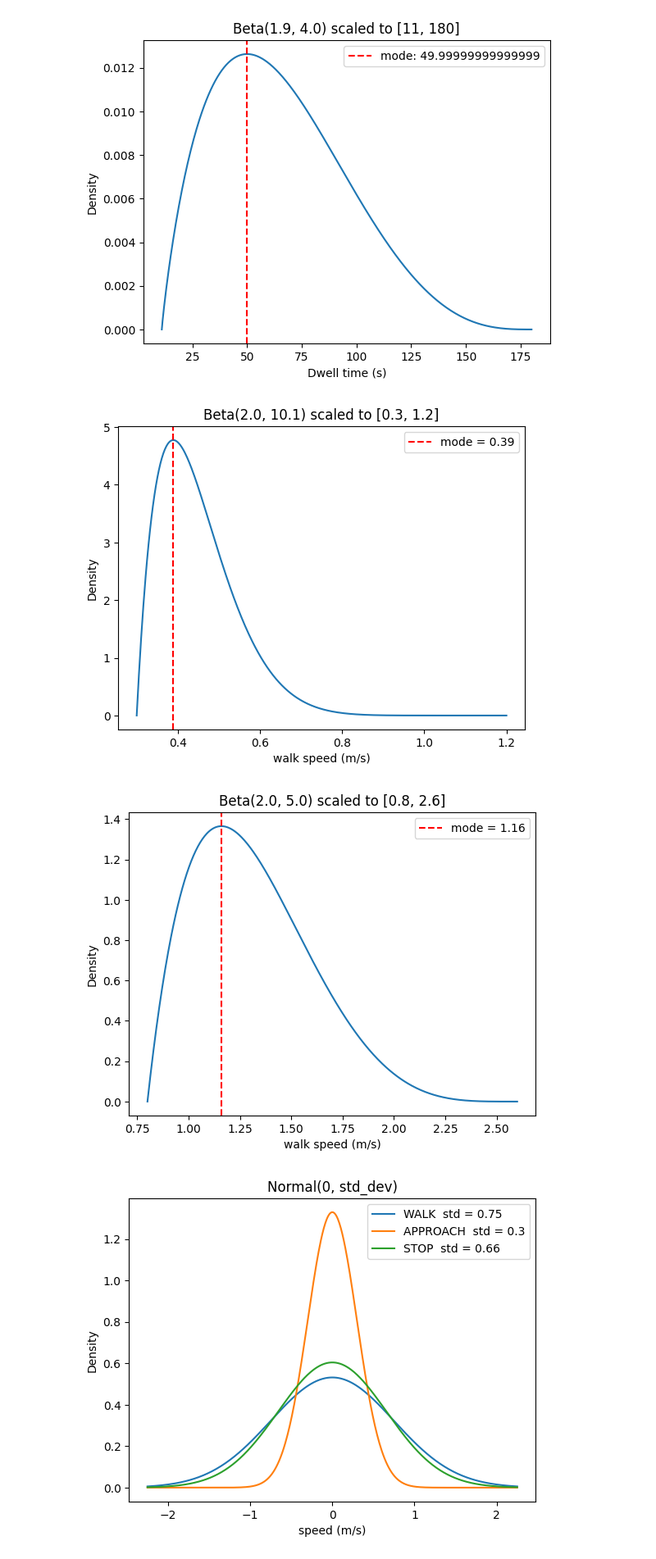
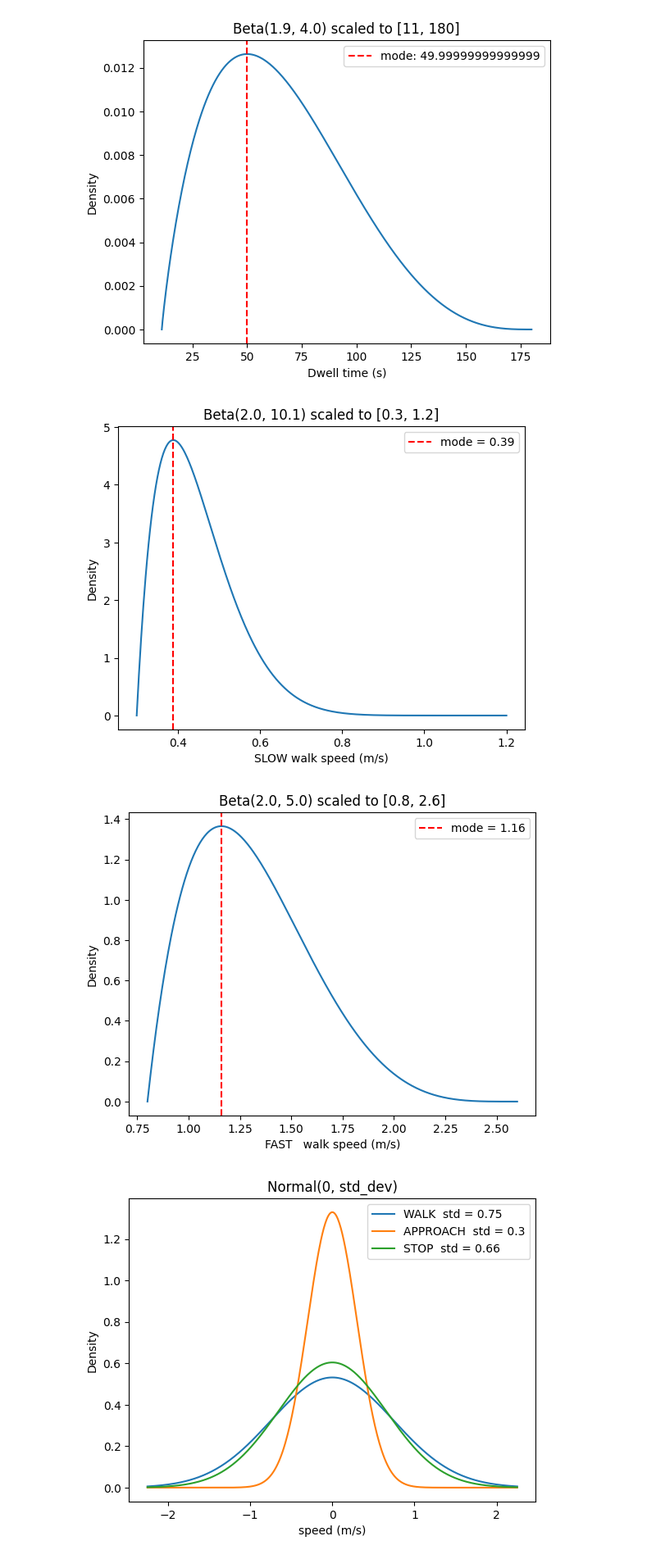
Before and after one commit to sumdher/trajectory_simulator, a Jupyter notebook: prob_distributions.ipynb, the cells around one changed output. Shown at 82% size. Saved outputs shown, nothing was run; the diff lists cells and outputs as text; code cells hidden in the pictures.

Commit message:
added proability distributions plots in .ipynb

```diff
--- a/prob_distributions.ipynb
+++ b/prob_distributions.ipynb
@@ -36,37 +36,37 @@ pdf = beta.pdf(x_unit, a, b) / (hi - lo)
 mode = lo + (a - 1) / (a + b - 2) * (hi - lo)
 
 plt.plot(x_scaled, pdf)
-plt.xlabel("walk speed (m/s)")
+plt.xlabel("SLOW walk speed (m/s)")
 plt.ylabel("Density")
 plt.title(f"Beta({a}, {b}) scaled to [{lo}, {hi}]")
 plt.axvline(mode, color="red", linestyle="--", label=f"mode = {mode:.2f}")
 plt.legend()
 plt.show()
 
 
 import numpy as np
 import matplotlib.pyplot as plt
 from scipy.stats import beta
 
 a, b = 2.0, 5.0
 lo, hi = 0.80, 2.60
 
 x_unit = np.linspace(0, 1, 500)
 x_scaled = lo + x_unit * (hi - lo)
 pdf = beta.pdf(x_unit, a, b) / (hi - lo)
 
 mode = lo + (a - 1) / (a + b - 2) * (hi - lo)
 
 plt.plot(x_scaled, pdf)
-plt.xlabel("walk speed (m/s)")
+plt.xlabel("FAST   walk speed (m/s)")
 plt.ylabel("Density")
 plt.title(f"Beta({a}, {b}) scaled to [{lo}, {hi}]")
 plt.axvline(mode, color="red", linestyle="--", label=f"mode = {mode:.2f}")
 plt.legend()
 plt.show()
 # %% [output]
-[figure, old version]
+[figure, new version]
-[figure, old version]
+[figure, new version]
 # %%
 import numpy as np
 import matplotlib.pyplot as plt
```
